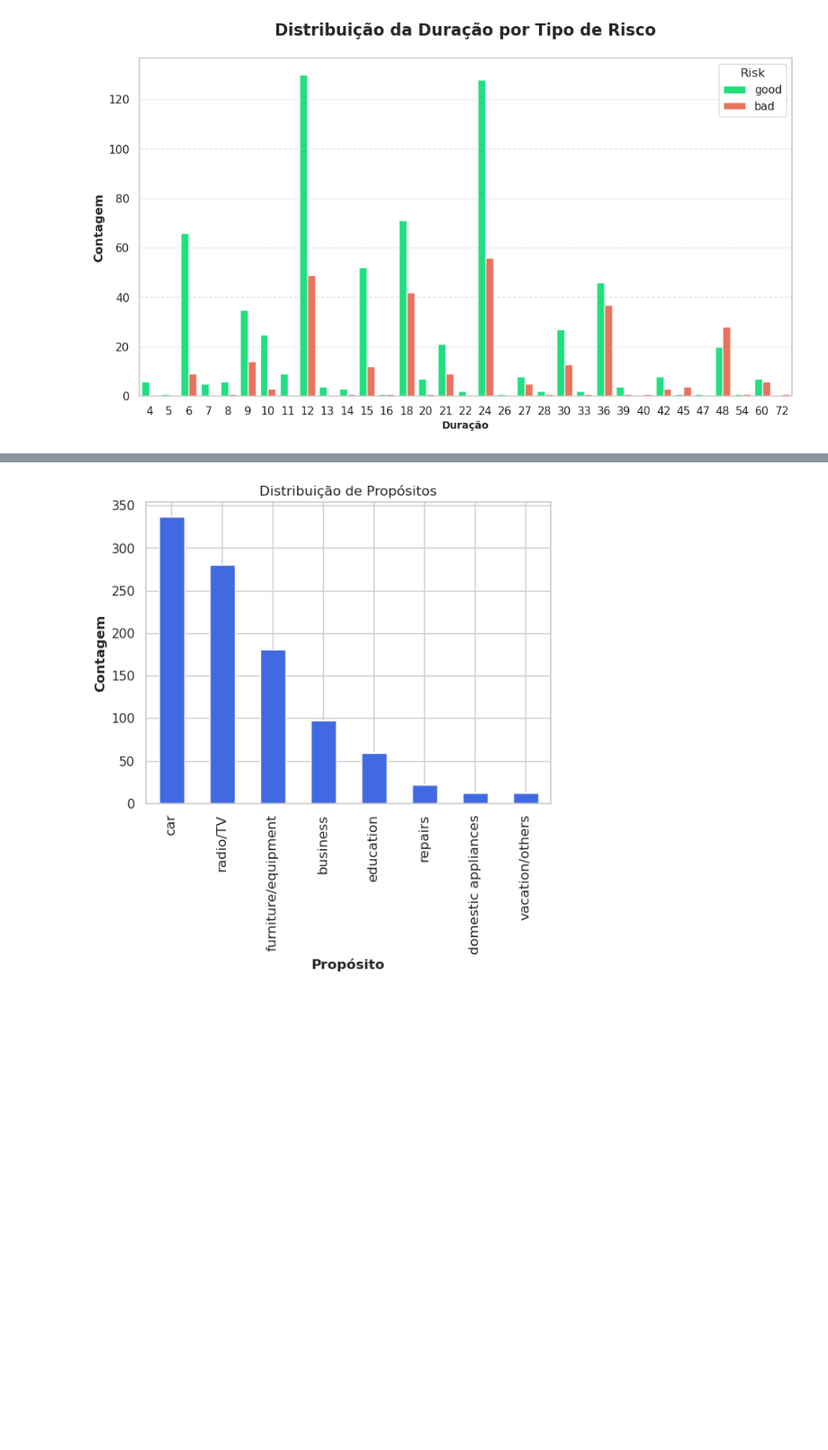
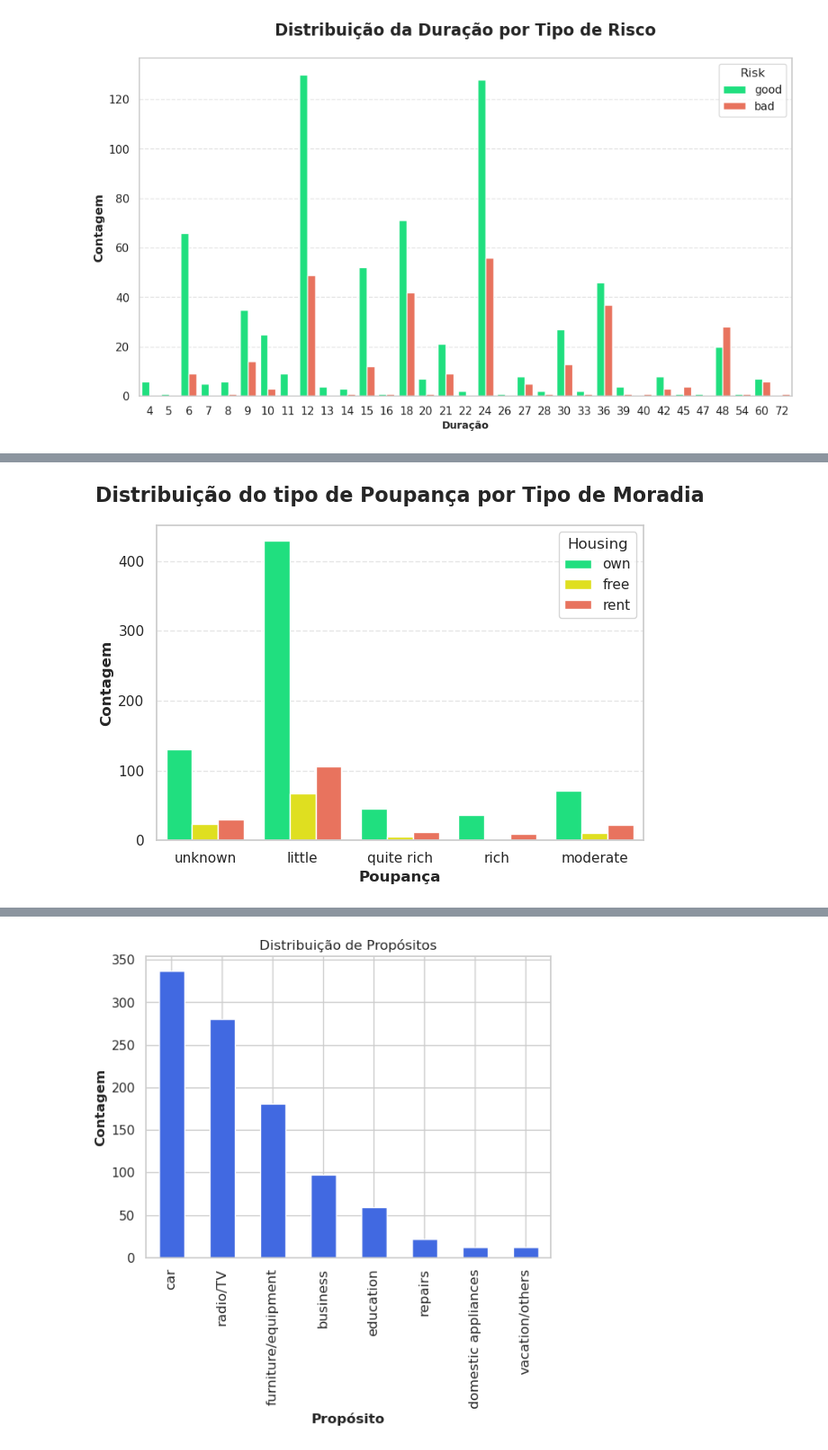
Before and after one commit to jfahelof/portfolio-credit-risk, a Jupyter notebook: credit_risk.ipynb, the cells around one changed output, grey strips where cells are left out. Shown at 90% size. Cells and saved outputs as stored; diff of their text form; code cells hidden in the pictures; blank space fills up the shorter version.

```diff
--- a/credit_risk.ipynb
+++ b/credit_risk.ipynb
@@ -296,0 +328,24 @@ plt.show()
+# %%
+sns.set_theme(style="whitegrid")
+
+# Criação dos dois gráficos lado a lado
+g = sns.countplot(
+    data=data,
+    x="Saving accounts",
+    hue="Housing",
+    palette=['springgreen', 'yellow', 'tomato'],
+
+)
+
+# Personalização
+g.set_xlabel("Poupança", fontsize=12, weight='bold')
+g.set_ylabel("Contagem", fontsize=12, weight='bold')
+plt.title("Distribuição do tipo de Poupança por Tipo de Moradia", fontsize=16, weight='bold', y=1.05)
+
+
+g.grid(axis='y', linestyle='--', alpha=0.5)
+
+plt.tight_layout()
+plt.show()
+# %% [output]
+[figure, added]
```
Also changed, not shown: parts of 24 cells of this notebook.
